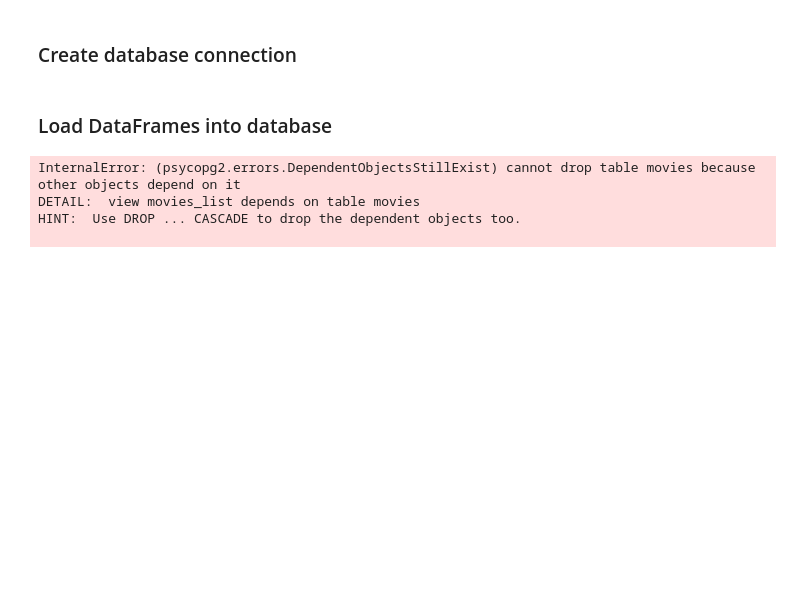
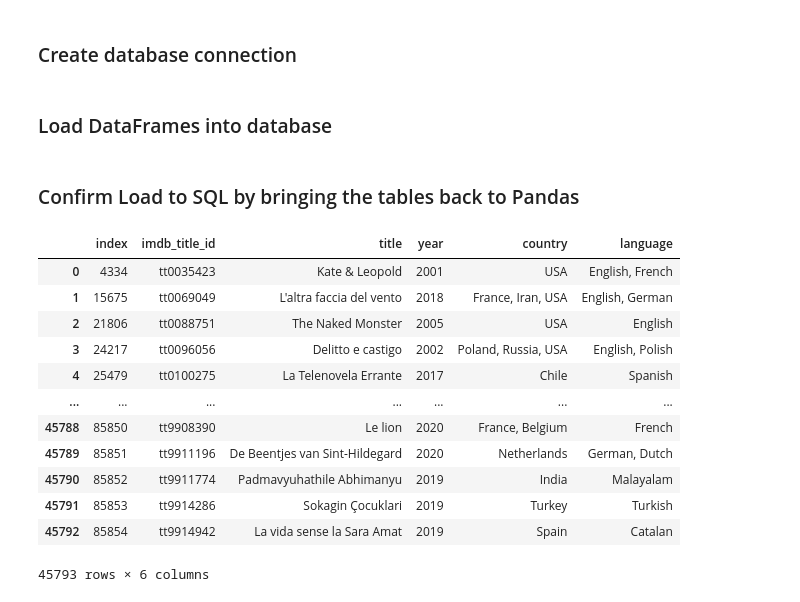
Before and after one commit to ic17rey/ETL-Project-Group-A, a Jupyter notebook: movies_2_etl.ipynb, the cells around one changed output. Saved outputs shown, nothing was run; the diff lists cells and outputs as text; code cells hidden in the pictures; blank space fills up the shorter version.

```diff
--- a/movies_2_etl.ipynb
+++ b/movies_2_etl.ipynb
@@ -201,10 +201,5 @@ conn = engine.connect()
 # %% [markdown]
 ### Load DataFrames into database
 # %%
-movies_df.to_sql(name='movies', con=conn, if_exists='replace')
+movies_clean_year_df.to_sql(name='movies', con=conn, if_exists='replace')
-# %% [output]
-InternalError: (psycopg2.errors.DependentObjectsStillExist) cannot drop table movies because other objects depend on it
-DETAIL:  view movies_list depends on table movies
-HINT:  Use DROP ... CASCADE to drop the dependent objects too.
-
 # %%
@@ -212,4 +207,20 @@ ratings_df.to_sql(name='ratings', con=conn, if_exists='replace')
+# %% [markdown]
+### Confirm Load to SQL by bringing the tables back to Pandas
 # %%
-movies_list = pd.read_sql('select * from movies_list', con=engine)
+movies_list = pd.read_sql('select * from movies', con=engine)
 movies_list
+# %% [output]
+|  | index | imdb_title_id | title | year | country | language |
+| 0 | 4334 | tt0035423 | Kate & Leopold | 2001 | USA | English, French |
+| 1 | 15675 | tt0069049 | L'altra faccia del vento | 2018 | France, Iran, USA | English, German |
+| 2 | 21806 | tt0088751 | The Naked Monster | 2005 | USA | English |
+| 3 | 24217 | tt0096056 | Delitto e castigo | 2002 | Poland, Russia, USA | English, Polish |
+| 4 | 25479 | tt0100275 | La Telenovela Errante | 2017 | Chile | Spanish |
+| ... | ... | ... | ... | ... | ... | ... |
+| 45788 | 85850 | tt9908390 | Le lion | 2020 | France, Belgium | French |
+| 45789 | 85851 | tt9911196 | De Beentjes van Sint-Hildegard | 2020 | Netherlands | German, Dutch |
+| 45790 | 85852 | tt9911774 | Padmavyuhathile Abhimanyu | 2019 | India | Malayalam |
+| 45791 | 85853 | tt9914286 | Sokagin Çocuklari | 2019 | Turkey | Turkish |
+| 45792 | 85854 | tt9914942 | La vida sense la Sara Amat | 2019 | Spain | Catalan |
+45793 rows × 6 columns
 # %%
```
Also changed, not shown: parts of 2 cells of this notebook, 2 other files.
